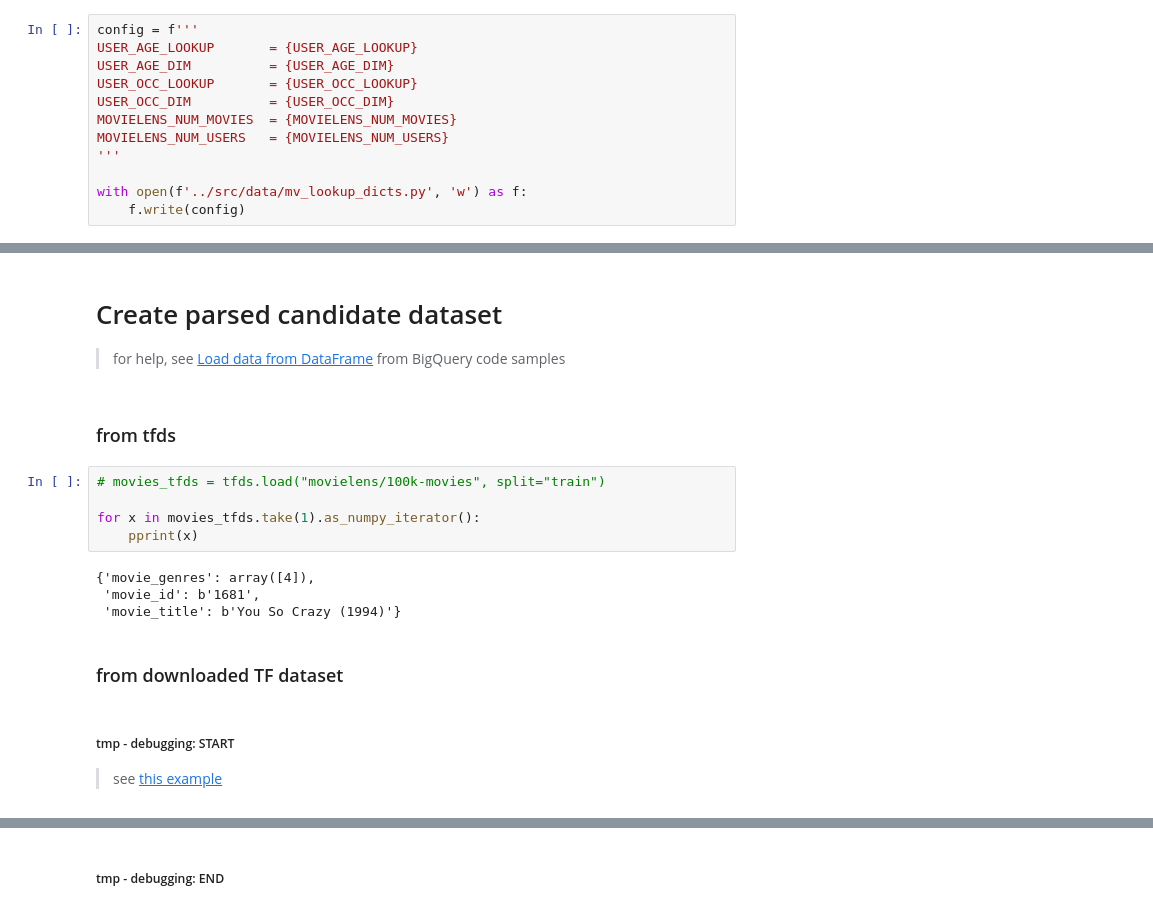
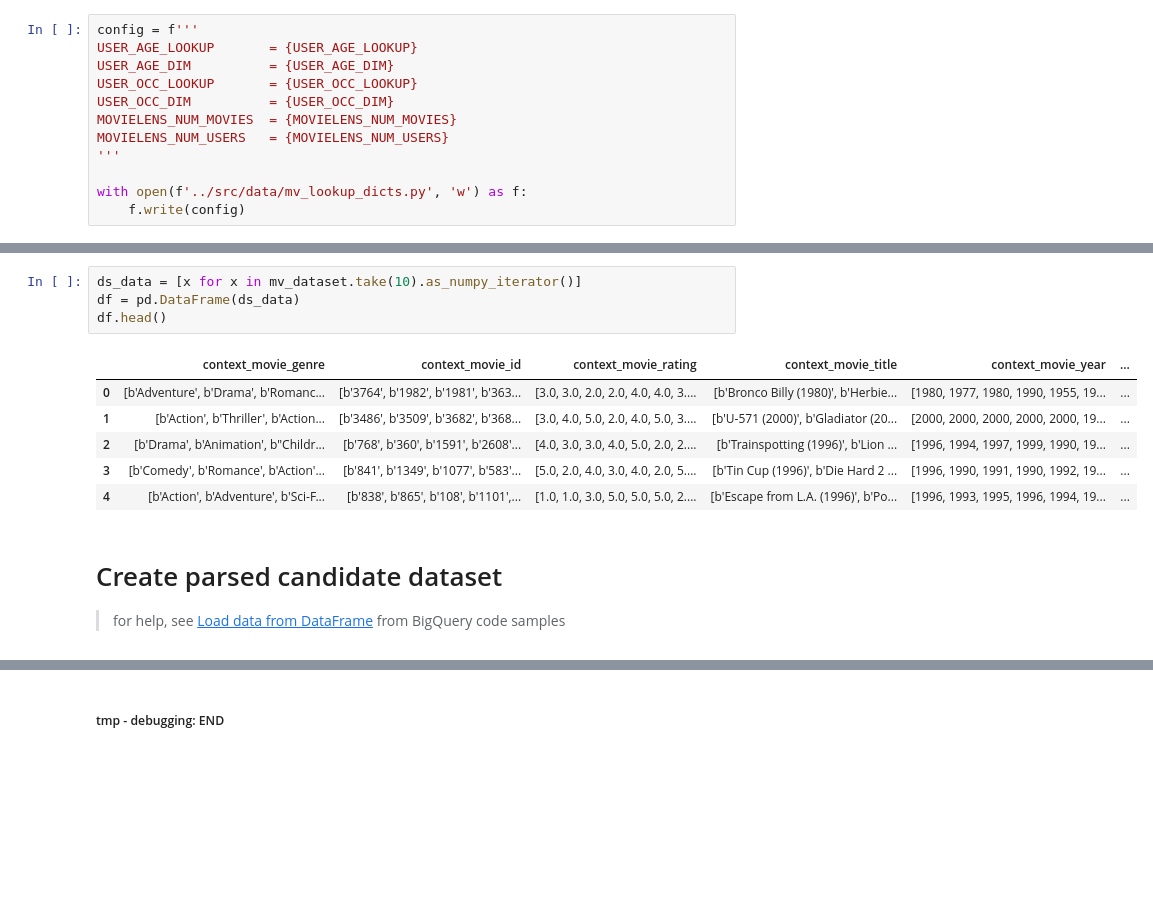
Before and after one commit to tottenjordan/crispy_towers, a Jupyter notebook: notebooks/00_data_prep.ipynb, the cells around one changed output, grey strips where cells are left out. Cells and saved outputs as stored; diff of their text form; blank space fills up the shorter version.

Commit message:
update data and prep

```diff
--- a/notebooks/00_data_prep.ipynb
+++ b/notebooks/00_data_prep.ipynb
@@ -314,21 +315,15 @@ df_all.head(5)
+# %%
+ds_data = [x for x in mv_dataset.take(10).as_numpy_iterator()]
+df = pd.DataFrame(ds_data)
+df.head()
+# %% [output]
+|  | context_movie_genre | context_movie_id | context_movie_rating | context_movie_title | context_movie_year | ... |
+| 0 | [b'Adventure', b'Drama', b'Romanc... | [b'3764', b'1982', b'1981', b'363... | [3.0, 3.0, 2.0, 2.0, 4.0, 4.0, 3.... | [b'Bronco Billy (1980)', b'Herbie... | [1980, 1977, 1980, 1990, 1955, 19... | ... |
+| 1 | [b'Action', b'Thriller', b'Action... | [b'3486', b'3509', b'3682', b'368... | [3.0, 4.0, 5.0, 2.0, 4.0, 5.0, 3.... | [b'U-571 (2000)', b'Gladiator (20... | [2000, 2000, 2000, 2000, 2000, 19... | ... |
+| 2 | [b'Drama', b'Animation', b"Childr... | [b'768', b'360', b'1591', b'2608'... | [4.0, 3.0, 3.0, 4.0, 5.0, 2.0, 2.... | [b'Trainspotting (1996)', b'Lion ... | [1996, 1994, 1997, 1999, 1990, 19... | ... |
+| 3 | [b'Comedy', b'Romance', b'Action'... | [b'841', b'1349', b'1077', b'583'... | [5.0, 2.0, 4.0, 3.0, 4.0, 2.0, 5.... | [b'Tin Cup (1996)', b'Die Hard 2 ... | [1996, 1990, 1991, 1990, 1992, 19... | ... |
+| 4 | [b'Action', b'Adventure', b'Sci-F... | [b'838', b'865', b'108', b'1101',... | [1.0, 1.0, 3.0, 5.0, 5.0, 5.0, 2.... | [b'Escape from L.A. (1996)', b'Po... | [1996, 1993, 1995, 1996, 1994, 19... | ... |
 # %% [markdown]
 # Create parsed candidate dataset
 
 > for help, see [Load data from DataFrame](https://cloud.google.com/bigquery/docs/samples/bigquery-load-table-dataframe#code-sample) from BigQuery code samples
-# %% [markdown]
-### from tfds
-# %%
-# movies_tfds = tfds.load("movielens/100k-movies", split="train")
-
-for x in movies_tfds.take(1).as_numpy_iterator():
-    pprint(x)
-# %% [output]
-{'movie_genres': array([4]),
- 'movie_id': b'1681',
- 'movie_title': b'You So Crazy (1994)'}
-# %% [markdown]
-### from downloaded TF dataset
-# %% [markdown]
-##### tmp - debugging: START
-
-> see [this example](https://stackoverflow.com/questions/26886653/create-new-column-based-on-values-from-other-columns-apply-a-function-of-multi)
```
Also changed, not shown: parts of 29 cells of this notebook, 8 other files.
